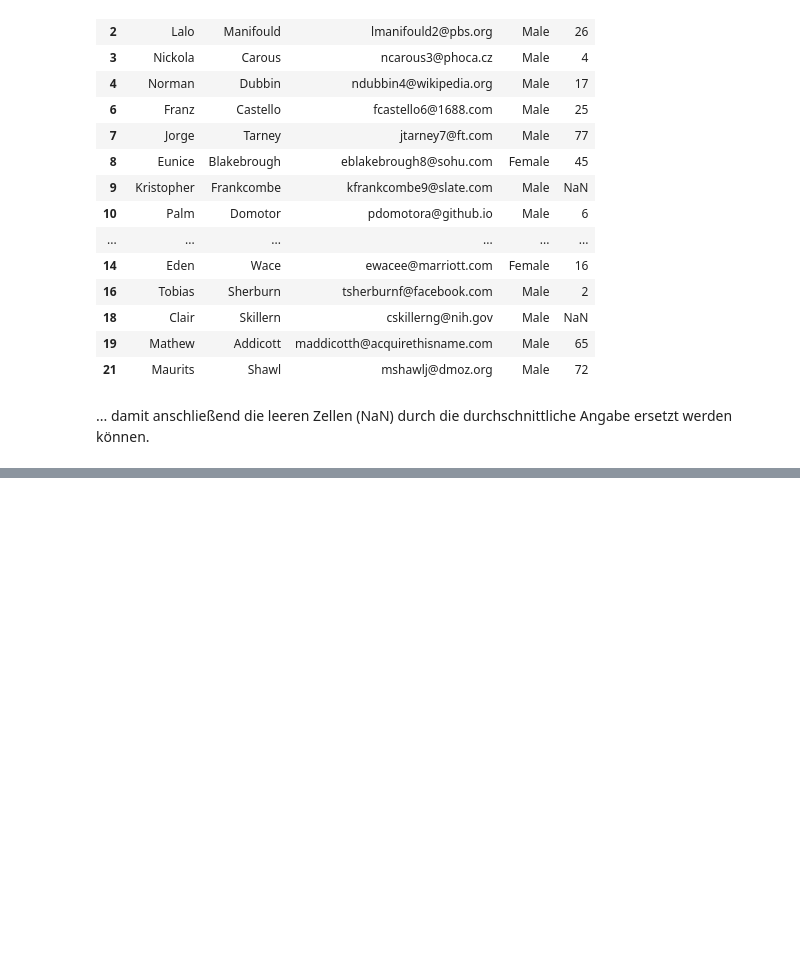
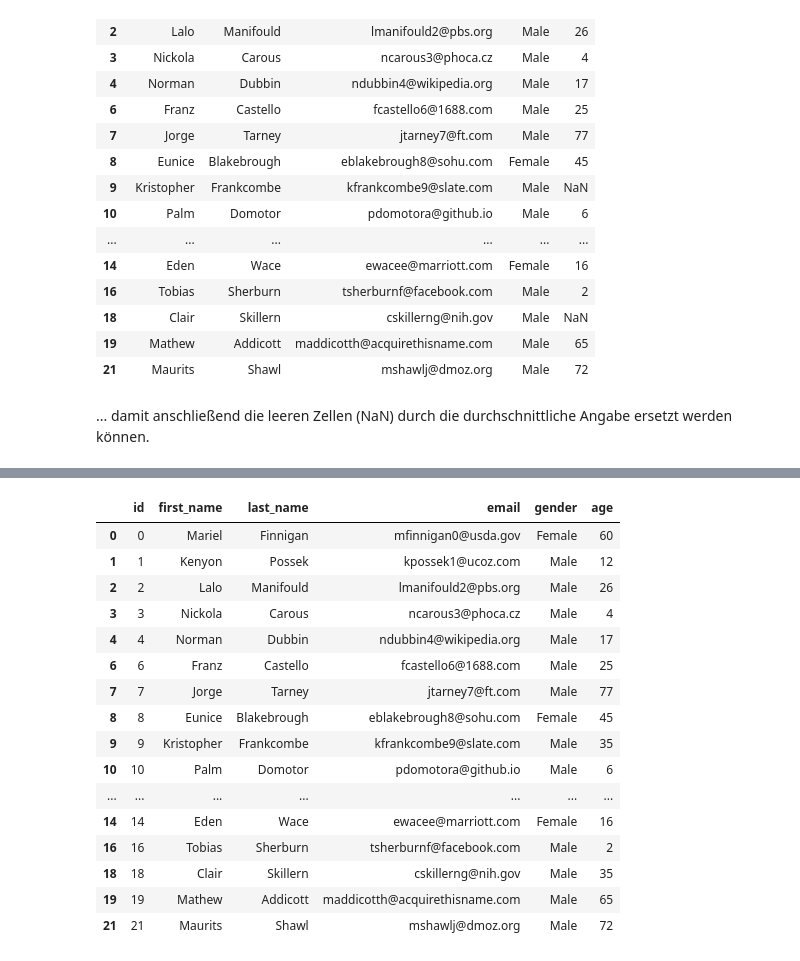
Before and after one commit to Fleija/data-science, a Jupyter notebook: Exercise 7/data-cleaning.ipynb, the cells around one changed output, grey strips where cells are left out. Saved outputs shown, nothing was run; the diff lists cells and outputs as text; code cells hidden in the pictures; blank space fills up the shorter version.

```diff
--- a/Exercise 7/Data Cleaning Exercise.ipynb
+++ b/Exercise 7/data-cleaning.ipynb
@@ -170,9 +170,11 @@ Die Angabe des Alters soll angepasst werden. So sollen alle ungültigen Altersan
 
 Hierfür werden zunächst Strings und ungültige Zahlen durch NaN ersetzt ...
 # %%
-test = data
+copy = data.copy()
 
-test["age"] = test["age"].replace('(-\d+|[a-zA-Z]+)', np.nan, regex=True)
+copy["age"] = copy["age"].replace('(-\d+|[a-zA-Z]+)', np.nan, regex=True)
 
-test
+data = copy
+
+data
 # %% [output]
@@ -203,4 +200,6 @@ See the caveats in the documentation: https://pandas.pydata.org/pandas-docs/stab
 # %%
 mean = round(pd.to_numeric(data["age"]).mean())
 
-mean
+data["age"] = data["age"].fillna(mean)
+
+data
@@ -206,0 +227,22 @@ mean
+# %%
+data.insert(0, 'id', data.index)
+
+data
+# %% [output]
+|  | id | first_name | last_name | email | gender | age |
+| 0 | 0 | Mariel | Finnigan | mfinnigan0@usda.gov | Female | 60 |
+| 1 | 1 | Kenyon | Possek | kpossek1@ucoz.com | Male | 12 |
+| 2 | 2 | Lalo | Manifould | lmanifould2@pbs.org | Male | 26 |
+| 3 | 3 | Nickola | Carous | ncarous3@phoca.cz | Male | 4 |
+| 4 | 4 | Norman | Dubbin | ndubbin4@wikipedia.org | Male | 17 |
+| 6 | 6 | Franz | Castello | fcastello6@1688.com | Male | 25 |
+| 7 | 7 | Jorge | Tarney | jtarney7@ft.com | Male | 77 |
+| 8 | 8 | Eunice | Blakebrough | eblakebrough8@sohu.com | Female | 45 |
+| 9 | 9 | Kristopher | Frankcombe | kfrankcombe9@slate.com | Male | 35 |
+| 10 | 10 | Palm | Domotor | pdomotora@github.io | Male | 6 |
+| ... | ... | ... | ... | ... | ... | ... |
+| 14 | 14 | Eden | Wace | ewacee@marriott.com | Female | 16 |
+| 16 | 16 | Tobias | Sherburn | tsherburnf@facebook.com | Male | 2 |
+| 18 | 18 | Clair | Skillern | cskillerng@nih.gov | Male | 35 |
+| 19 | 19 | Mathew | Addicott | maddicotth@acquirethisname.com | Male | 65 |
+| 21 | 21 | Maurits | Shawl | mshawlj@dmoz.org | Male | 72 |
```
Also changed, not shown: parts of 3 cells of this notebook.
